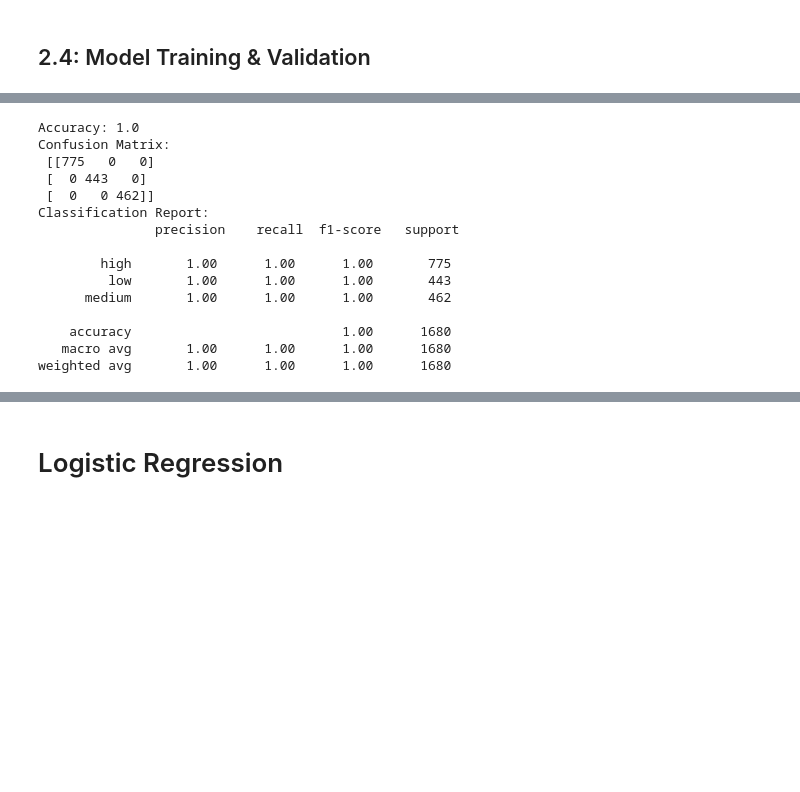
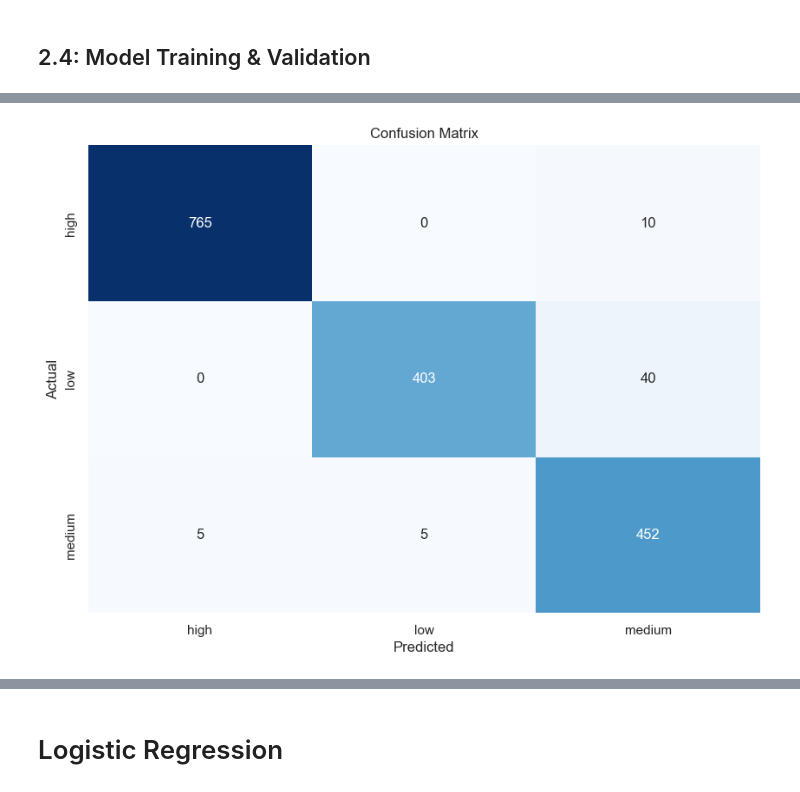
Before and after one commit to LiewZhengXian/UCCD2063-Assignment, a Jupyter notebook: LeeCH_AIT_Template_Original.ipynb, the cells around one changed output, grey strips where cells are left out. Saved outputs shown, nothing was run; the diff lists cells and outputs as text; code cells hidden in the pictures; blank space fills up the shorter version.

```diff
--- a/LeeCH_AIT_Template_Original.ipynb
+++ b/LeeCH_AIT_Template_Original.ipynb
@@ -405,13 +389,39 @@ X_train_tr shape: [[-0.20673455  0.35207889  0.45786511 ...  3.          3.
 # %% [markdown]
 ## 2.4: Model Training & Validation
 # %%
-from sklearn.neighbors import KNeighborsClassifier
-from sklearn.metrics import accuracy_score, classification_report, confusion_matrix
-k = 1
-knn = KNeighborsClassifier(n_neighbors=k)
-knn.fit(X_train_tr,y_train)
-y_pred = knn.predict(X_train_tr)
-print("Accuracy:",  accuracy_score(y_train,y_pred))
-print("Confusion Matrix: \n", confusion_matrix(y_train,y_pred))
-print("Classification Report: \n", classification_report(y_train,y_pred))
+from sklearn.linear_model import SGDClassifier
+from sklearn.metrics import accuracy_score, classification_report, confusion_matrix,roc_curve, auc
+
+# Step 1: Create the SGDClassifier
+sgd_clf = SGDClassifier(random_state=69)
+
+# Step 2: Train the model
+sgd_clf.fit(X_train_tr, y_train)
+
+# Step 3: Predict on the training data
+y_train_pred = sgd_clf.predict(X_train_tr)
+
+train_accuracy = accuracy_score(y_train, y_train_pred)  # Calculate accuracy on training set
+print(f"Accuracy on training set: {train_accuracy:.4f}")
+
+# Cross-validation scores
+cv_scores = cross_val_score(sgd_clf, X_train_tr, y_train, cv=5)
+print(f"Cross-validation scores: {cv_scores}")
+print(f"Mean cross-validation score: {cv_scores.mean():.4f}")
+
+# Detailed classification report for the training set
+print("\nClassification Report (Training Set):")
+print(classification_report(y_train, y_train_pred))  # Use y_train and y_train_pred
+
+# Confusion Matrix for the training set
+print("\nConfusion Matrix (Training Set):")
+print(confusion_matrix(y_train, y_train_pred))  # Use y_train and y_train_pred
+
+plt.figure(figsize=(10, 7))
+sns.heatmap(conf_matrix, annot=True, fmt='d', cmap='Blues', cbar=False,
+            xticklabels=sgd_clf.classes_, yticklabels=sgd_clf.classes_)
+plt.title('Confusion Matrix')
+plt.xlabel('Predicted')
+plt.ylabel('Actual')
+plt.show()
 # %% [output]
@@ -432,15 +448 @@ Returning the number of logical cores instead. You can silence this warning by s
-Accuracy: 1.0
-Confusion Matrix:
- [[775   0   0]
- [  0 443   0]
- [  0   0 462]]
-Classification Report:
-               precision    recall  f1-score   support
-
-        high       1.00      1.00      1.00       775
-         low       1.00      1.00      1.00       443
-      medium       1.00      1.00      1.00       462
-
-    accuracy                           1.00      1680
-   macro avg       1.00      1.00      1.00      1680
-weighted avg       1.00      1.00      1.00      1680
+[figure, added]
```
Also changed, not shown: parts of 22 cells of this notebook.
